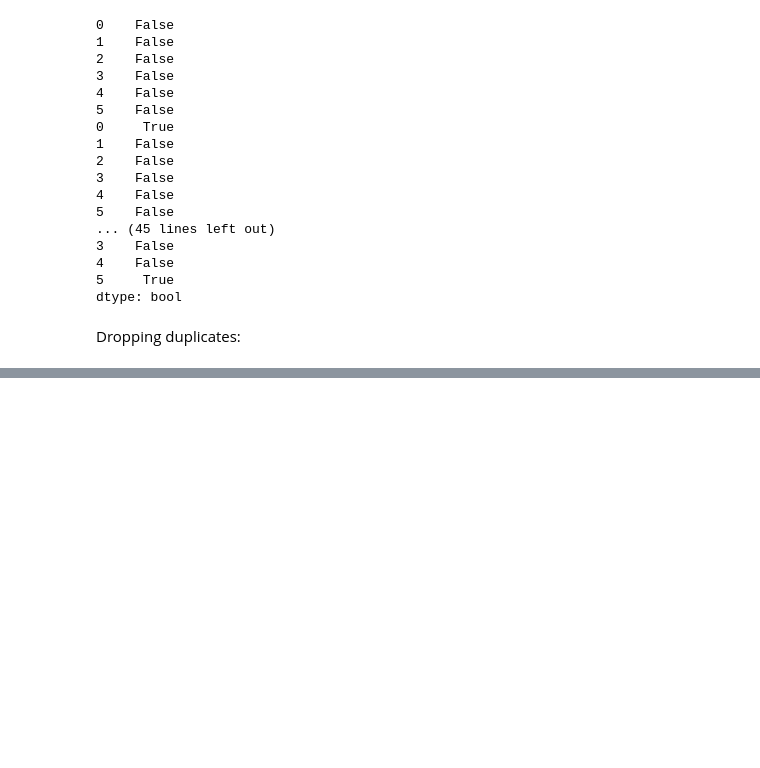
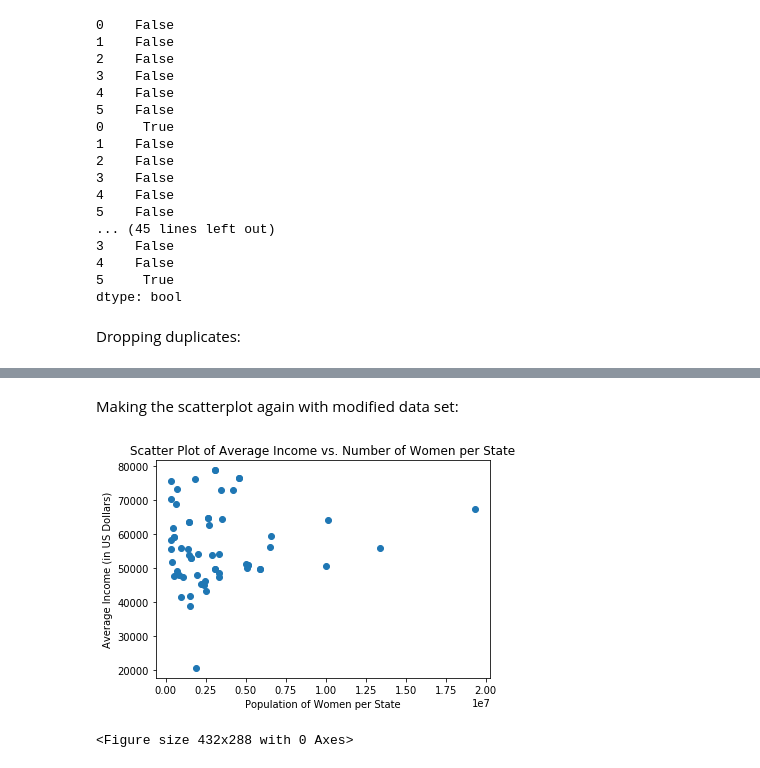
Before and after one commit to deepliya/Cleaning-US-Census-Data, a Jupyter notebook: Cleaning-US-Census-Data.ipynb, the cells around one changed output, grey strips where cells are left out. Drawn from its saved outputs; the diff is of its cells as text; code cells hidden in the pictures; blank space fills up the shorter version.

```diff
--- a/Cleaning-US-Census-Data.ipynb
+++ b/Cleaning-US-Census-Data.ipynb
@@ -217,3 +216,15 @@ census
 | 2 | 2 | Arizona | 6641928 | 29.57% | 57.12% | 3.85% | 4.36% | 2.88% | 0.17% | 54207.82 | ... |
 | 3 | 3 | Arkansas | 2958208 | 6.22% | 71.14% | 18.97% | 0.52% | 1.14% | 0.15% | 41935.63 | ... |
 | 4 | 4 | California | 38421464 | 37.29% | 40.22% | 5.68% | 0.41% | 13.05% | 0.35% | 67264.78 | ... |
+# %% [markdown]
+Making the scatterplot again with modified data set:
+# %%
+plt.scatter(us_census['Women'], us_census['Income'])
+plt.title("Scatter Plot of Average Income vs. Number of Women per State")
+plt.xlabel("Population of Women per State")
+plt.ylabel("Average Income (in US Dollars)")
+plt.show()
+plt.clf()
+# %% [output]
+[figure, added]
+<Figure size 432x288 with 0 Axes>
```
Also changed, not shown: parts of 4 cells of this notebook.
